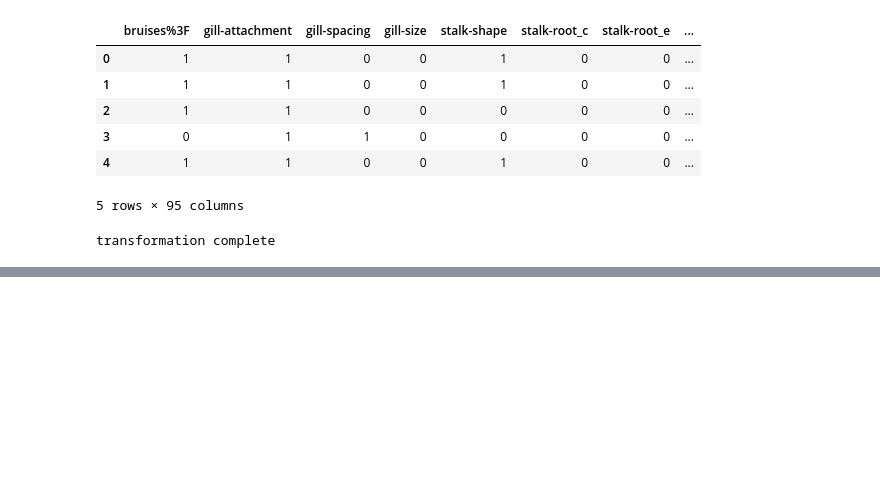
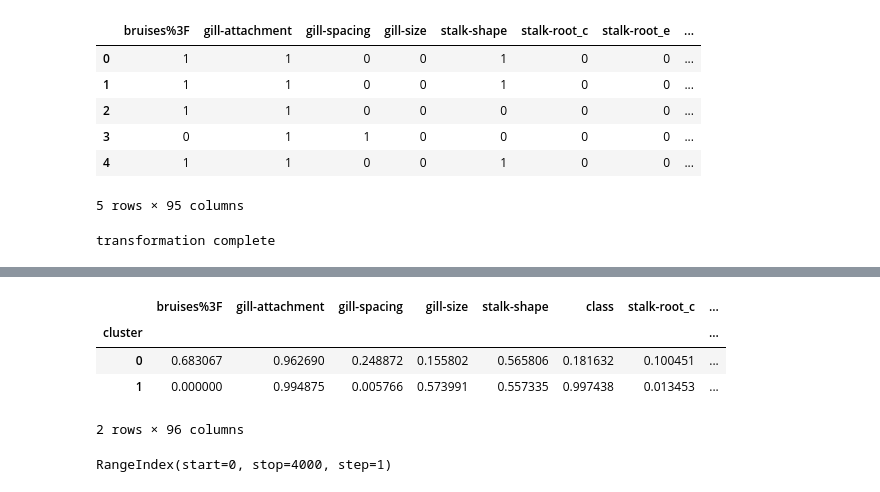
Before and after one commit to mikel112543/CS4168_Project, a Jupyter notebook: mushroom_analysis.ipynb, the cells around one changed output, grey strips where cells are left out. Drawn from its saved outputs; the diff is of its cells as text; code cells hidden in the pictures; blank space fills up the shorter version.

```diff
--- a/mushroom_analysis.ipynb
+++ b/mushroom_analysis.ipynb
@@ -207,0 +208,3 @@ clustering_scatterplot(points=XYcoordinates[:-k,:],
+# %%
+df['cluster'] = pd.Series(clustered_df.labels_, index=df.index)
+df.head()
@@ -207,0 +219,12 @@ clustering_scatterplot(points=XYcoordinates[:-k,:],
+# %%
+df.groupby('cluster').mean()
+# %% [output]
+|  | bruises%3F | gill-attachment | gill-spacing | gill-size | stalk-shape | class | stalk-root_c | ... |
+| cluster |  |  |  |  |  |  |  | ... |
+| 0 | 0.683067 | 0.962690 | 0.248872 | 0.155802 | 0.565806 | 0.181632 | 0.100451 | ... |
+| 1 | 0.000000 | 0.994875 | 0.005766 | 0.573991 | 0.557335 | 0.997438 | 0.013453 | ... |
+2 rows × 96 columns
+# %%
+df.index
+# %% [output]
+RangeIndex(start=0, stop=4000, step=1)
```
Also changed, not shown: parts of 17 cells of this notebook.
